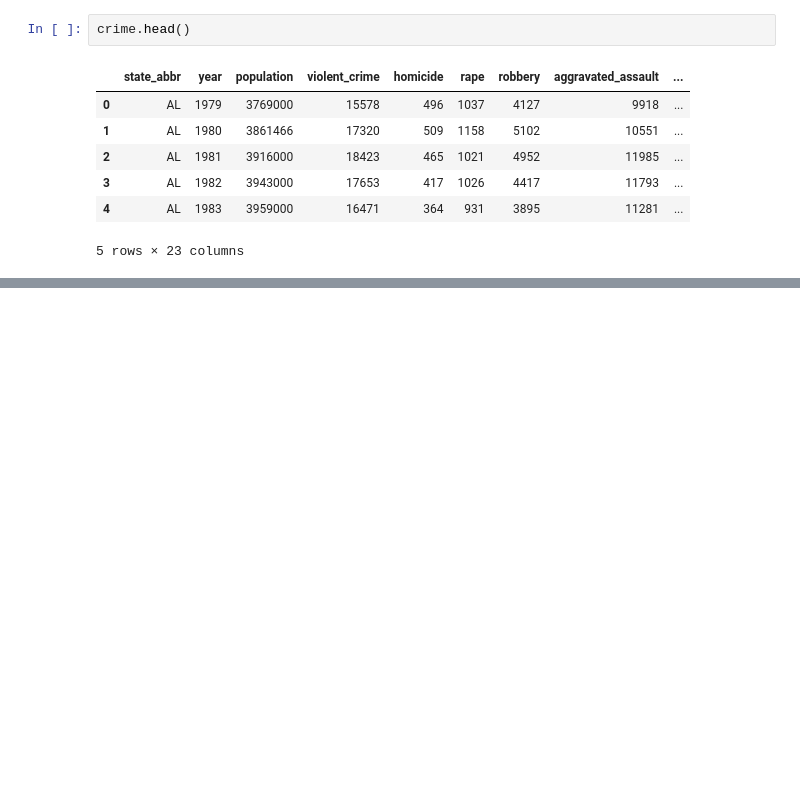
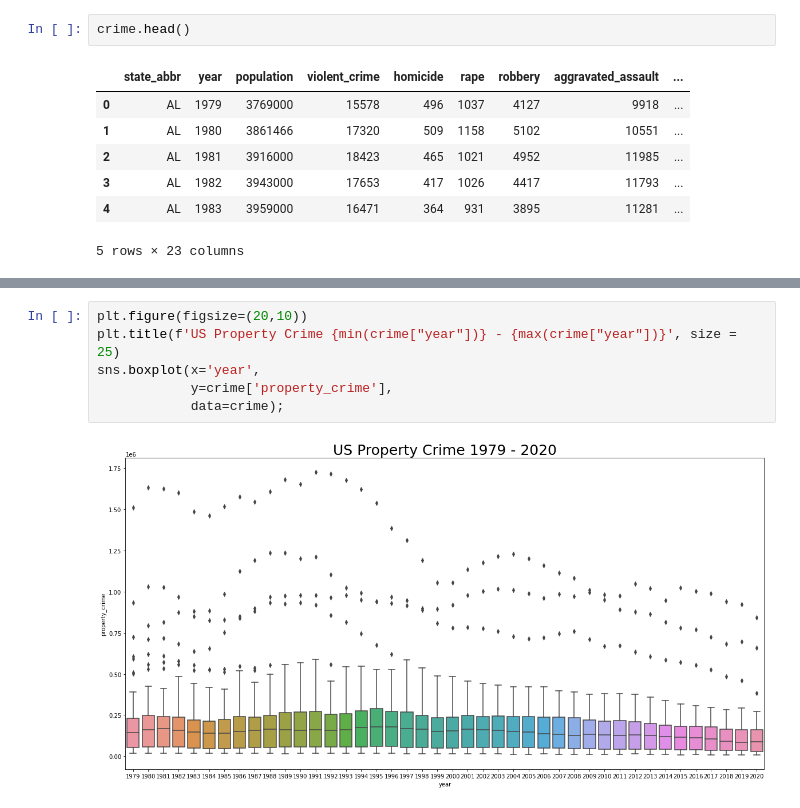
Before and after one commit to mr-steven-tran/predicting_US_crime, a Jupyter notebook: code/EDA.ipynb, the cells around one changed output, grey strips where cells are left out. Saved outputs shown, nothing was run; the diff lists cells and outputs as text; blank space fills up the shorter version.

```diff
--- a/code/EDA.ipynb
+++ b/code/EDA.ipynb
@@ -39,0 +64,8 @@ sns.boxplot(x='year',
+# %%
+plt.figure(figsize=(20,10))
+plt.title(f'US Property Crime {min(crime["year"])} - {max(crime["year"])}', size = 25)
+sns.boxplot(x='year',
+            y=crime['property_crime'],
+            data=crime);
+# %% [output]
+[figure, added]
```
Also changed, not shown: parts of 38 cells of this notebook, 1 other file.
